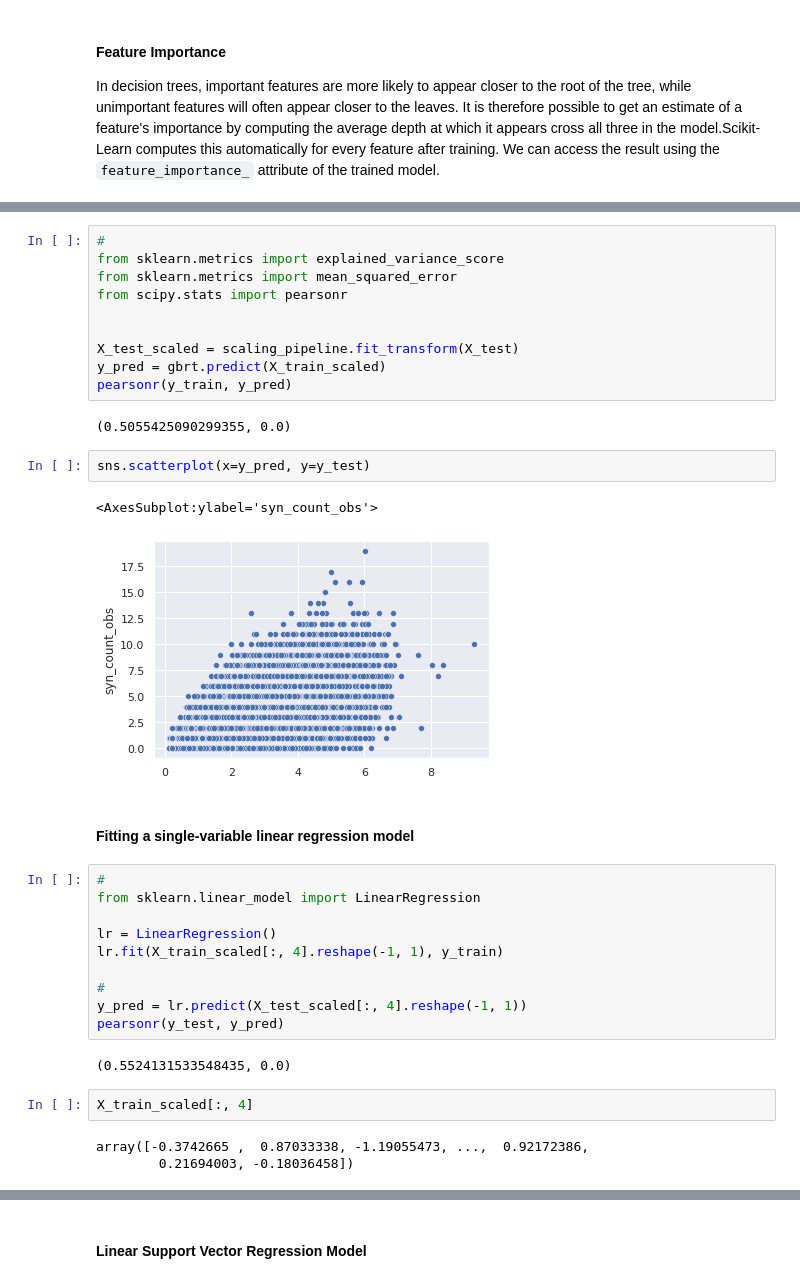
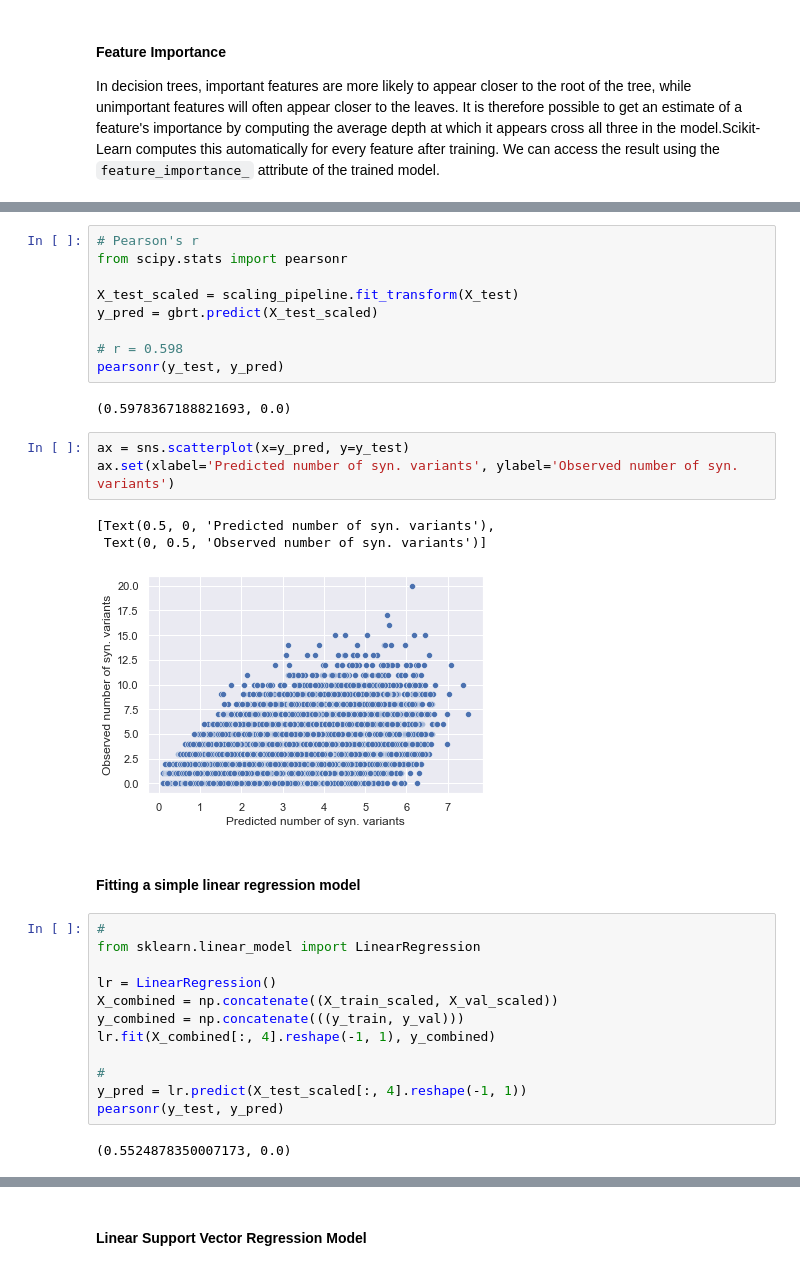
Before and after one commit to CapraLab/cosmis, a Jupyter notebook: scripts/predict_variant_count.ipynb, the cells around one changed output, grey strips where cells are left out. Cells and saved outputs as stored; diff of their text form.

```diff
--- a/scripts/predict_variant_count.ipynb
+++ b/scripts/predict_variant_count.ipynb
@@ -127,36 +151,34 @@ plt.show()
 # %%
-#
-from sklearn.metrics import explained_variance_score
-from sklearn.metrics import mean_squared_error
+# Pearson's r
 from scipy.stats import pearsonr
 
+X_test_scaled = scaling_pipeline.fit_transform(X_test)
+y_pred = gbrt.predict(X_test_scaled)
 
-X_test_scaled = scaling_pipeline.fit_transform(X_test)
-y_pred = gbrt.predict(X_train_scaled)
-pearsonr(y_train, y_pred)
+# r = 0.598
+pearsonr(y_test, y_pred)
 # %% [output]
-(0.5055425090299355, 0.0)
+(0.5978367188821693, 0.0)
-# %%
-sns.scatterplot(x=y_pred, y=y_test)
-# %% [output]
-<AxesSubplot:ylabel='syn_count_obs'>
-[figure, removed]
+# %%
+ax = sns.scatterplot(x=y_pred, y=y_test)
+ax.set(xlabel='Predicted number of syn. variants', ylabel='Observed number of syn. variants')
+# %% [output]
+[Text(0.5, 0, 'Predicted number of syn. variants'),
+ Text(0, 0.5, 'Observed number of syn. variants')]
+[figure, added]
 # %% [markdown]
-#### Fitting a single-variable linear regression model
+#### Fitting a simple linear regression model
 # %%
 #
 from sklearn.linear_model import LinearRegression
 
 lr = LinearRegression()
-lr.fit(X_train_scaled[:, 4].reshape(-1, 1), y_train)
+X_combined = np.concatenate((X_train_scaled, X_val_scaled))
+y_combined = np.concatenate(((y_train, y_val)))
+lr.fit(X_combined[:, 4].reshape(-1, 1), y_combined)
 
 #
 y_pred = lr.predict(X_test_scaled[:, 4].reshape(-1, 1))
 pearsonr(y_test, y_pred)
 # %% [output]
-(0.5524131533548435, 0.0)
+(0.5524878350007173, 0.0)
-# %%
-X_train_scaled[:, 4]
-# %% [output]
-array([-0.3742665 ,  0.87033338, -1.19055473, ...,  0.92172386,
-        0.21694003, -0.18036458])
```
Also changed, not shown: parts of 17 cells of this notebook, 4 other files.
